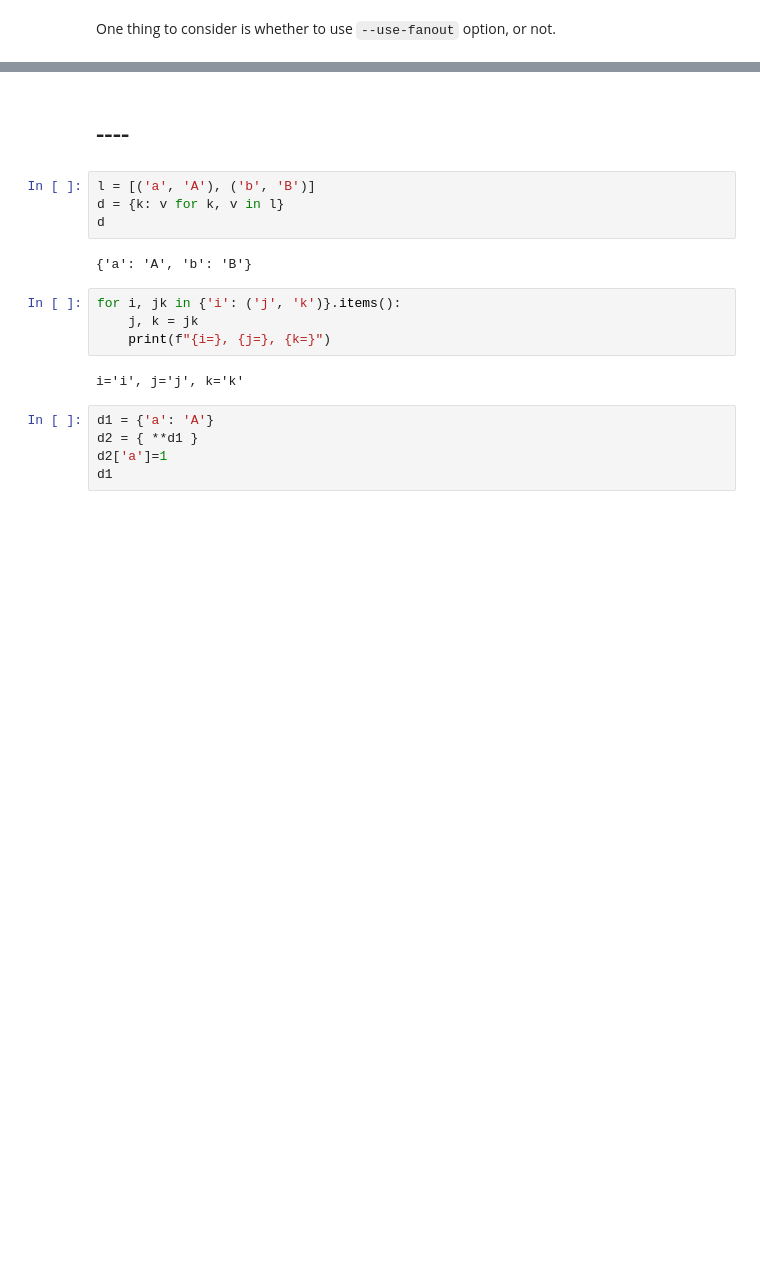
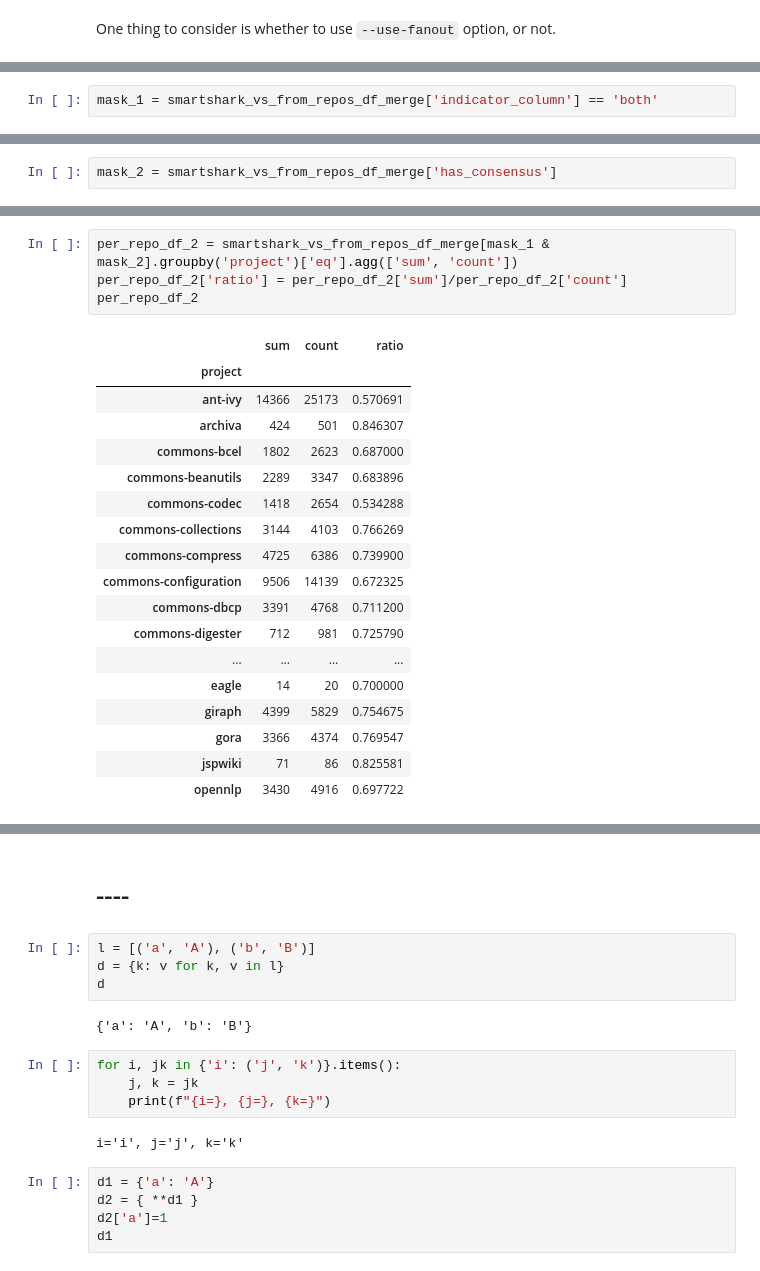
Before and after one commit to ncusi/PatchScope, a Jupyter notebook: notebooks/experiments/01-compare_annotations.ipynb, the cells around one changed output, grey strips where cells are left out. Cells and saved outputs as stored; diff of their text form; blank space fills up the shorter version.

```diff
--- a/notebooks/experiments/01-compare_annotations.ipynb
+++ b/notebooks/experiments/01-compare_annotations.ipynb
@@ -3951,0 +4182,2 @@ santuario-java          arg_length <= 4024
+# %%
+mask_1 = smartshark_vs_from_repos_df_merge['indicator_column'] == 'both'
@@ -3951,0 +4191,2 @@ santuario-java          arg_length <= 4024
+# %%
+mask_2 = smartshark_vs_from_repos_df_merge['has_consensus']
@@ -3951,0 +4270,23 @@ santuario-java          arg_length <= 4024
+# %%
+per_repo_df_2 = smartshark_vs_from_repos_df_merge[mask_1 & mask_2].groupby('project')['eq'].agg(['sum', 'count'])
+per_repo_df_2['ratio'] = per_repo_df_2['sum']/per_repo_df_2['count']
+per_repo_df_2
+# %% [output]
+|  | sum | count | ratio |
+| project |  |  |  |
+| ant-ivy | 14366 | 25173 | 0.570691 |
+| archiva | 424 | 501 | 0.846307 |
+| commons-bcel | 1802 | 2623 | 0.687000 |
+| commons-beanutils | 2289 | 3347 | 0.683896 |
+| commons-codec | 1418 | 2654 | 0.534288 |
+| commons-collections | 3144 | 4103 | 0.766269 |
+| commons-compress | 4725 | 6386 | 0.739900 |
+| commons-configuration | 9506 | 14139 | 0.672325 |
+| commons-dbcp | 3391 | 4768 | 0.711200 |
+| commons-digester | 712 | 981 | 0.725790 |
+| ... | ... | ... | ... |
+| eagle | 14 | 20 | 0.700000 |
+| giraph | 4399 | 5829 | 0.754675 |
+| gora | 3366 | 4374 | 0.769547 |
+| jspwiki | 71 | 86 | 0.825581 |
+| opennlp | 3430 | 4916 | 0.697722 |
```
Also changed, not shown: parts of 30 cells of this notebook, 2 other files.
